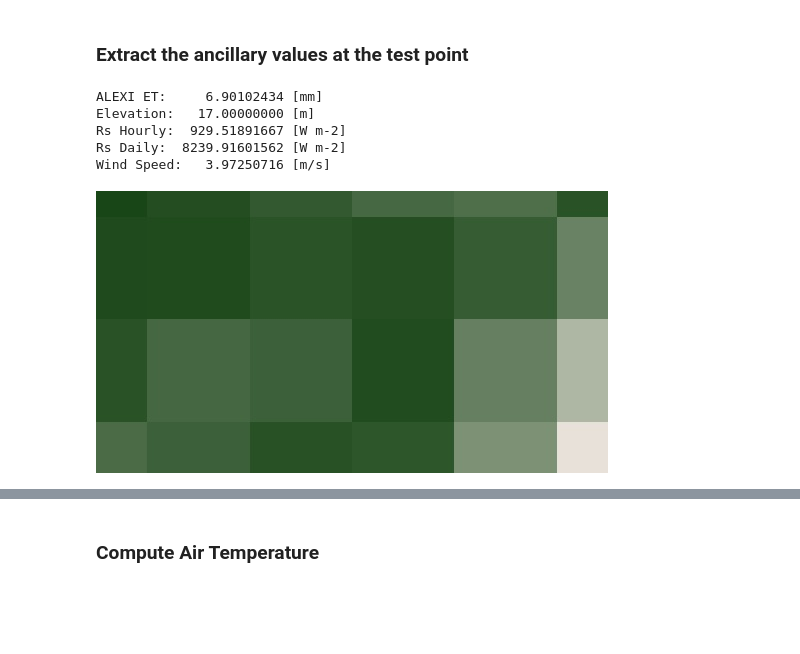
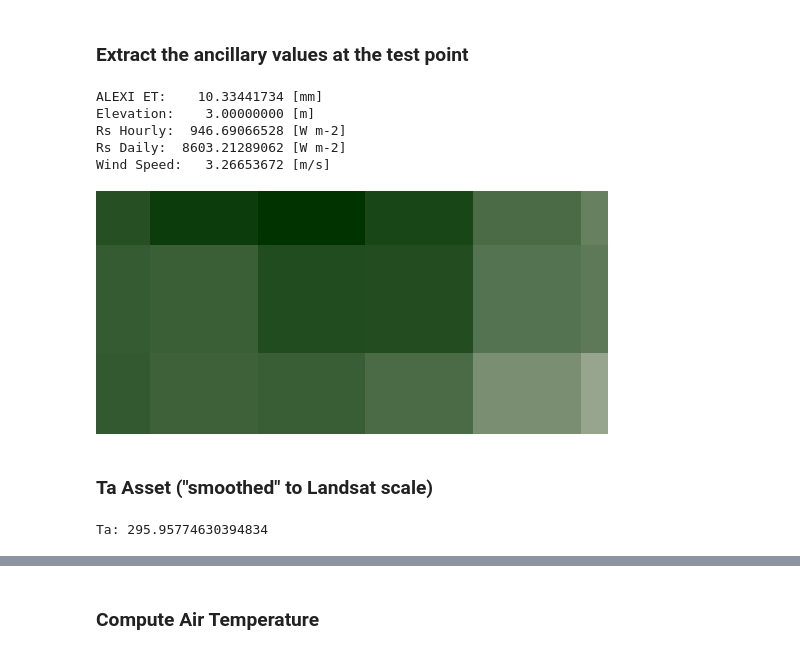
Before and after one commit to Open-ET/openet-disalexi, a Jupyter notebook: examples/landsat_c1_sr_image.ipynb, the cells around one changed output, grey strips where cells are left out. Cells and saved outputs as stored; diff of their text form; code cells hidden in the pictures; blank space fills up the shorter version.

Commit message:
Added initial Ta smoothing in
Updated Ta asset generation scripts.
Bumping verison number.
Updated SR example notebook.

```diff
--- a/examples/landsat_c1_sr_image.ipynb
+++ b/examples/landsat_c1_sr_image.ipynb
@@ -24,10 +24,15 @@ import openet.disalexi.utils as utils
 
 pp = pprint.PrettyPrinter(indent=2)
 # %%
-test_xy = [-114.986, 32.355]
+# Geom for LC08_044033_20170614
+test_xy = [-121.5265, 38.7399]
+test_region = [[-121.62, 38.69], [-121.62, 38.78], [-121.43, 38.78], [-121.43, 38.69]]
+
+# # Geom for LC08_038038_20150717
+# test_xy = [-114.986, 32.355]
+# test_region = [[-115.1, 32.3], [-115.1, 32.41], [-114.9, 32.41], [-114.9, 32.3]]
+
 test_geom = ee.Geometry.Point(test_xy)
-
-test_region = [[-115.1, 32.3], [-115.1, 32.41], [-114.9, 32.41], [-114.9, 32.3]]
 test_geom = ee.Geometry.Polygon(test_region)
 # %%
 ssebop_et_palette = [
@@ -37,8 +42,10 @@ ndvi_palette = '#EFE7E1,#003300'
 # %% [markdown]
 ### Start with a single Landsat 8 TOA image
 # %%
-# landsat_img = ee.Image('LANDSAT/LC08/C01/T1_RT_TOA/LC08_038038_20150717')
-landsat_img = ee.Image('LANDSAT/LC08/C01/T1_SR/LC08_038038_20150717')
+landsat_img = ee.Image('LANDSAT/LC08/C01/T1_SR/LC08_044033_20170716')
+# landsat_img = ee.Image('LANDSAT/LC08/C01/T1_SR/LC08_044033_20170614')
+# landsat_img = ee.Image('LANDSAT/LC08/C01/T1_SR/LC08_038038_20150717')
+
 # # Mosaic images into a single Landsat image
 # landsat_a_img = ee.Image('LANDSAT/LC08/C01/T1_RT_TOA/LC08_038037_20150717')
 # landsat_b_img = ee.Image('LANDSAT/LC08/C01/T1_RT_TOA/LC08_038038_20150717')
@@ -108,12 +109,20 @@ CFMask:   0.00000000
 # NLCD Landcover, NED Elevation, CONUS ALEXI ET
 model_obj = disalexi.Image(
     input_img,
-    alexi_et_source='CONUS_V001',
+    ta_source='CONUS_V001',
+    alexi_source='CONUS_V001',
     elevation_source='USGS/SRTMGL1_003',
-    landcover_source='GLOBELAND30',
+    landcover_source='NLCD2011',
+    # landcover_source='GLOBELAND30',
     rs_daily_source='MERRA2',
     rs_hourly_source='MERRA2',
     windspeed_source='CFSV2',
-    stabil_iterations=10,
-    albedo_iterations=4,
+    stabil_iterations=6,
+    albedo_iterations=3,
+    ta_interp_flag=True,
+    ta_smooth_flag=True,
+    rs_interp_flag=True,
+    # etr_source=None,
+    # etr_band=None,
+    # etr_factor=None,
 )
@@ -137,19 +131,27 @@ model_obj = disalexi.Image(
 # %%
-print('ALEXI ET:   {:>12.8f} [mm]'.format(float(utils.image_value(model_obj.alexi_et, xy=test_xy, scale=30)['alexi_et'])))
-print('Elevation:  {:>12.8f} [m]'.format(float(utils.image_value(model_obj.elevation, xy=test_xy, scale=30)['elevation'])))
-print('Rs Hourly:  {:>12.8f} [W m-2]'.format(float(utils.image_value(model_obj.rs1, xy=test_xy, scale=30)['rs'])))
-print('Rs Daily:  {:>13.8f} [W m-2]'.format(float(utils.image_value(model_obj.rs24, xy=test_xy, scale=30)['rs'])))
-print('Wind Speed: {:>12.8f} [m/s]'.format(float(utils.image_value(model_obj.windspeed, xy=test_xy, scale=30)['windspeed'])))
+print('ALEXI ET:   {:>12.8f} [mm]'.format(float(utils.point_image_value(model_obj.et_alexi, xy=test_xy, scale=30)['et_alexi'])))
+print('Elevation:  {:>12.8f} [m]'.format(float(utils.point_image_value(model_obj.elevation, xy=test_xy, scale=30)['elevation'])))
+print('Rs Hourly:  {:>12.8f} [W m-2]'.format(float(utils.point_image_value(model_obj.rs1, xy=test_xy, scale=30)['rs'])))
+print('Rs Daily:  {:>13.8f} [W m-2]'.format(float(utils.point_image_value(model_obj.rs24, xy=test_xy, scale=30)['rs'])))
+print('Wind Speed: {:>12.8f} [m/s]'.format(float(utils.point_image_value(model_obj.windspeed, xy=test_xy, scale=30)['windspeed'])))
 # %% [output]
-ALEXI ET:     6.90102434 [mm]
-Elevation:   17.00000000 [m]
-Rs Hourly:  929.51891667 [W m-2]
-Rs Daily:  8239.91601562 [W m-2]
-Wind Speed:   3.97250716 [m/s]
+ALEXI ET:    10.33441734 [mm]
+Elevation:    3.00000000 [m]
+Rs Hourly:  946.69066528 [W m-2]
+Rs Daily:  8603.21289062 [W m-2]
+Wind Speed:   3.26653672 [m/s]
 # %%
-vis_img = model_obj.alexi_et.getThumbURL({
-    'region': test_region, 'min':0, 'max':8,
+vis_img = model_obj.et_alexi.getThumbURL({
+    'region': test_region, 'min':0, 'max':12,
     'palette': ndvi_palette})
 Image(url=vis_img, embed=True, format='png')
 # %% [output]
-[figure, old version]
+[figure, new version]
+# %% [markdown]
+### Ta Asset ("smoothed" to Landsat scale)
+# %%
+ta_img = model_obj.ta
+print('Ta: {}'.format(pprint.pformat(
+    utils.point_image_value(ta_img, xy=test_xy, scale=30)['ta'])))
+# %% [output]
+Ta: 295.95774630394834
```
Also changed, not shown: parts of 29 cells of this notebook, 11 other files.
